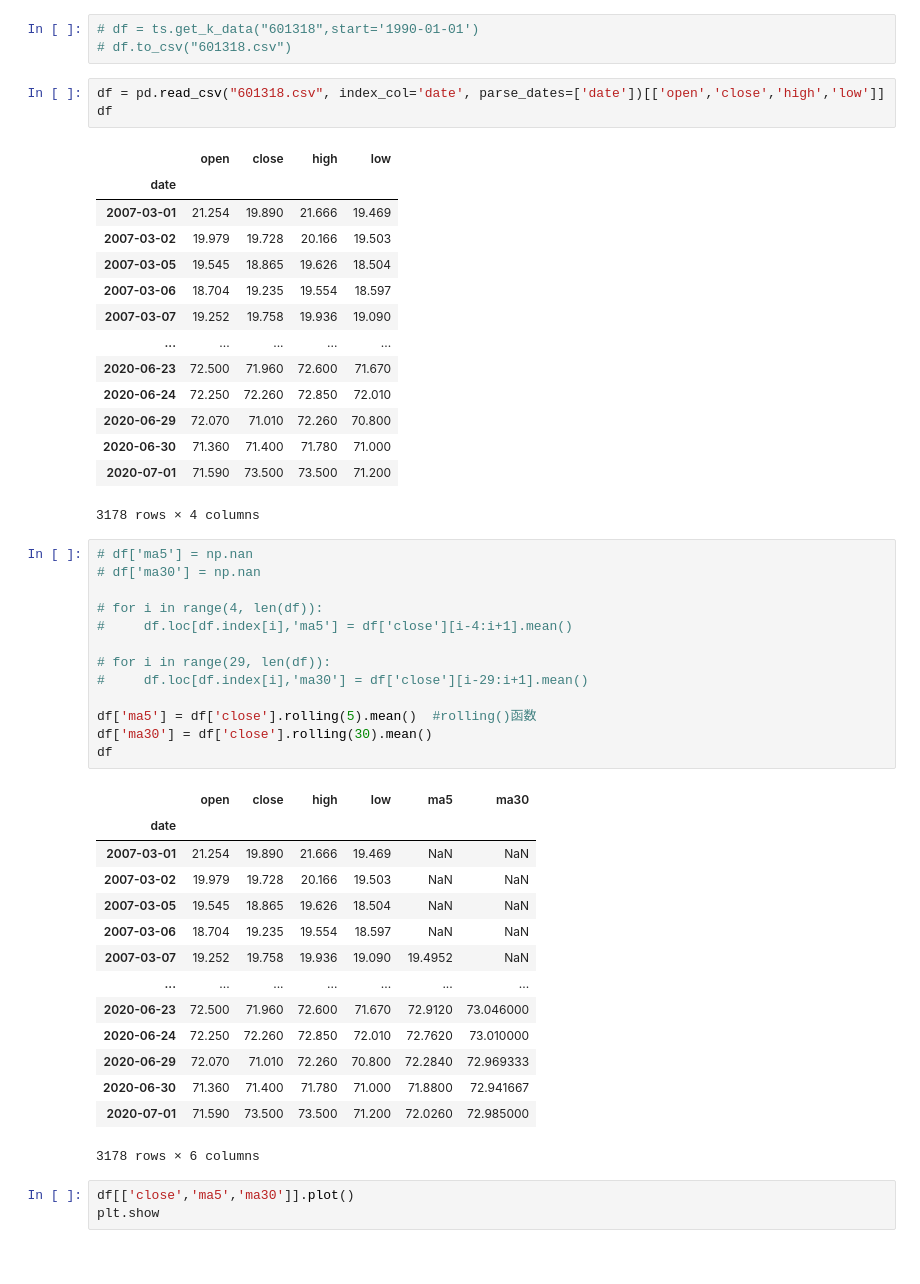
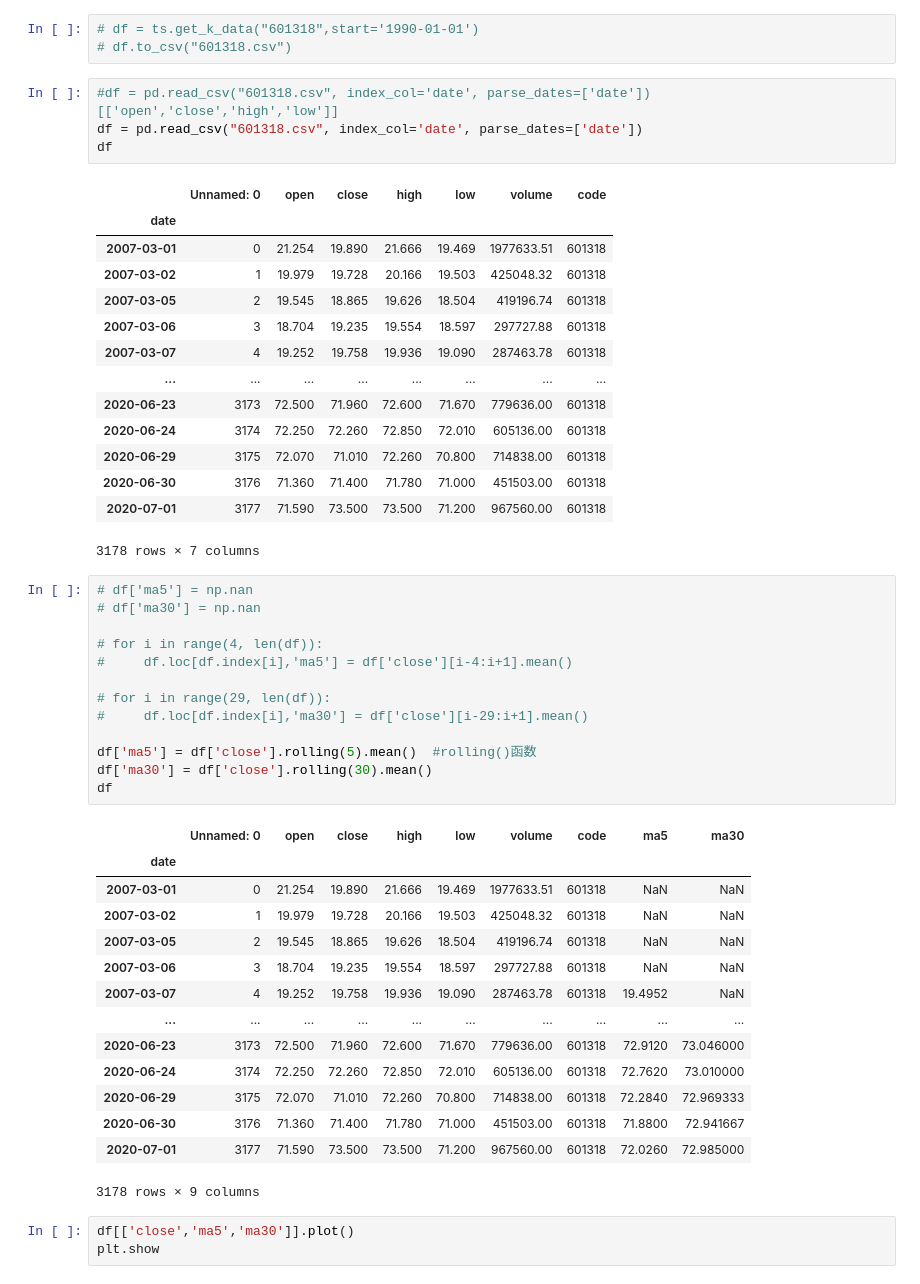
Before and after one commit to andyzhu0615/Python_for_Data_Analysis, a Jupyter notebook: 43 双均线分析作业.ipynb, the cells around one changed output. Drawn from its saved outputs; the diff is of its cells as text.

```diff
--- a/43 双均线分析作业.ipynb
+++ b/43 双均线分析作业.ipynb
@@ -19,23 +19,24 @@ import tushare as ts
 # df = ts.get_k_data("601318",start='1990-01-01')
 # df.to_csv("601318.csv")
 # %%
-df = pd.read_csv("601318.csv", index_col='date', parse_dates=['date'])[['open','close','high','low']]
+#df = pd.read_csv("601318.csv", index_col='date', parse_dates=['date'])[['open','close','high','low']]
+df = pd.read_csv("601318.csv", index_col='date', parse_dates=['date'])
 df
 # %% [output]
-|  | open | close | high | low |
-| date |  |  |  |  |
-| 2007-03-01 | 21.254 | 19.890 | 21.666 | 19.469 |
-| 2007-03-02 | 19.979 | 19.728 | 20.166 | 19.503 |
-| 2007-03-05 | 19.545 | 18.865 | 19.626 | 18.504 |
-| 2007-03-06 | 18.704 | 19.235 | 19.554 | 18.597 |
-| 2007-03-07 | 19.252 | 19.758 | 19.936 | 19.090 |
-| ... | ... | ... | ... | ... |
-| 2020-06-23 | 72.500 | 71.960 | 72.600 | 71.670 |
-| 2020-06-24 | 72.250 | 72.260 | 72.850 | 72.010 |
-| 2020-06-29 | 72.070 | 71.010 | 72.260 | 70.800 |
-| 2020-06-30 | 71.360 | 71.400 | 71.780 | 71.000 |
-| 2020-07-01 | 71.590 | 73.500 | 73.500 | 71.200 |
+|  | Unnamed: 0 | open | close | high | low | volume | code |
+| date |  |  |  |  |  |  |  |
+| 2007-03-01 | 0 | 21.254 | 19.890 | 21.666 | 19.469 | 1977633.51 | 601318 |
+| 2007-03-02 | 1 | 19.979 | 19.728 | 20.166 | 19.503 | 425048.32 | 601318 |
+| 2007-03-05 | 2 | 19.545 | 18.865 | 19.626 | 18.504 | 419196.74 | 601318 |
+| 2007-03-06 | 3 | 18.704 | 19.235 | 19.554 | 18.597 | 297727.88 | 601318 |
+| 2007-03-07 | 4 | 19.252 | 19.758 | 19.936 | 19.090 | 287463.78 | 601318 |
+| ... | ... | ... | ... | ... | ... | ... | ... |
+| 2020-06-23 | 3173 | 72.500 | 71.960 | 72.600 | 71.670 | 779636.00 | 601318 |
+| 2020-06-24 | 3174 | 72.250 | 72.260 | 72.850 | 72.010 | 605136.00 | 601318 |
+| 2020-06-29 | 3175 | 72.070 | 71.010 | 72.260 | 70.800 | 714838.00 | 601318 |
+| 2020-06-30 | 3176 | 71.360 | 71.400 | 71.780 | 71.000 | 451503.00 | 601318 |
+| 2020-07-01 | 3177 | 71.590 | 73.500 | 73.500 | 71.200 | 967560.00 | 601318 |
-3178 rows × 4 columns
+3178 rows × 7 columns
 # %%
 # df['ma5'] = np.nan
 # df['ma30'] = np.nan
@@ -50,20 +51,20 @@ df['ma5'] = df['close'].rolling(5).mean()  #rolling()函数
 df['ma30'] = df['close'].rolling(30).mean()
 df
 # %% [output]
-|  | open | close | high | low | ma5 | ma30 |
-| date |  |  |  |  |  |  |
-| 2007-03-01 | 21.254 | 19.890 | 21.666 | 19.469 | NaN | NaN |
-| 2007-03-02 | 19.979 | 19.728 | 20.166 | 19.503 | NaN | NaN |
-| 2007-03-05 | 19.545 | 18.865 | 19.626 | 18.504 | NaN | NaN |
-| 2007-03-06 | 18.704 | 19.235 | 19.554 | 18.597 | NaN | NaN |
-| 2007-03-07 | 19.252 | 19.758 | 19.936 | 19.090 | 19.4952 | NaN |
-| ... | ... | ... | ... | ... | ... | ... |
-| 2020-06-23 | 72.500 | 71.960 | 72.600 | 71.670 | 72.9120 | 73.046000 |
-| 2020-06-24 | 72.250 | 72.260 | 72.850 | 72.010 | 72.7620 | 73.010000 |
-| 2020-06-29 | 72.070 | 71.010 | 72.260 | 70.800 | 72.2840 | 72.969333 |
-| 2020-06-30 | 71.360 | 71.400 | 71.780 | 71.000 | 71.8800 | 72.941667 |
-| 2020-07-01 | 71.590 | 73.500 | 73.500 | 71.200 | 72.0260 | 72.985000 |
+|  | Unnamed: 0 | open | close | high | low | volume | code | ma5 | ma30 |
+| date |  |  |  |  |  |  |  |  |  |
+| 2007-03-01 | 0 | 21.254 | 19.890 | 21.666 | 19.469 | 1977633.51 | 601318 | NaN | NaN |
+| 2007-03-02 | 1 | 19.979 | 19.728 | 20.166 | 19.503 | 425048.32 | 601318 | NaN | NaN |
+| 2007-03-05 | 2 | 19.545 | 18.865 | 19.626 | 18.504 | 419196.74 | 601318 | NaN | NaN |
+| 2007-03-06 | 3 | 18.704 | 19.235 | 19.554 | 18.597 | 297727.88 | 601318 | NaN | NaN |
+| 2007-03-07 | 4 | 19.252 | 19.758 | 19.936 | 19.090 | 287463.78 | 601318 | 19.4952 | NaN |
+| ... | ... | ... | ... | ... | ... | ... | ... | ... | ... |
+| 2020-06-23 | 3173 | 72.500 | 71.960 | 72.600 | 71.670 | 779636.00 | 601318 | 72.9120 | 73.046000 |
+| 2020-06-24 | 3174 | 72.250 | 72.260 | 72.850 | 72.010 | 605136.00 | 601318 | 72.7620 | 73.010000 |
+| 2020-06-29 | 3175 | 72.070 | 71.010 | 72.260 | 70.800 | 714838.00 | 601318 | 72.2840 | 72.969333 |
+| 2020-06-30 | 3176 | 71.360 | 71.400 | 71.780 | 71.000 | 451503.00 | 601318 | 71.8800 | 72.941667 |
+| 2020-07-01 | 3177 | 71.590 | 73.500 | 73.500 | 71.200 | 967560.00 | 601318 | 72.0260 | 72.985000 |
-3178 rows × 6 columns
+3178 rows × 9 columns
 # %%
 df[['close','ma5','ma30']].plot()
 plt.show
```
Also changed, not shown: parts of 11 cells of this notebook.
